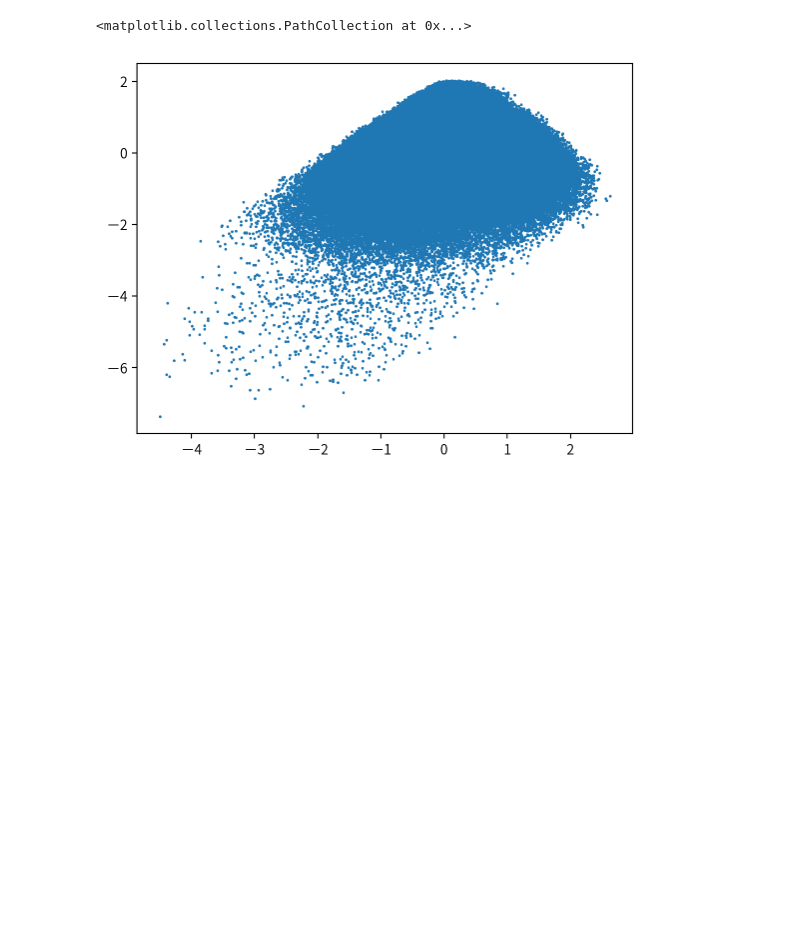
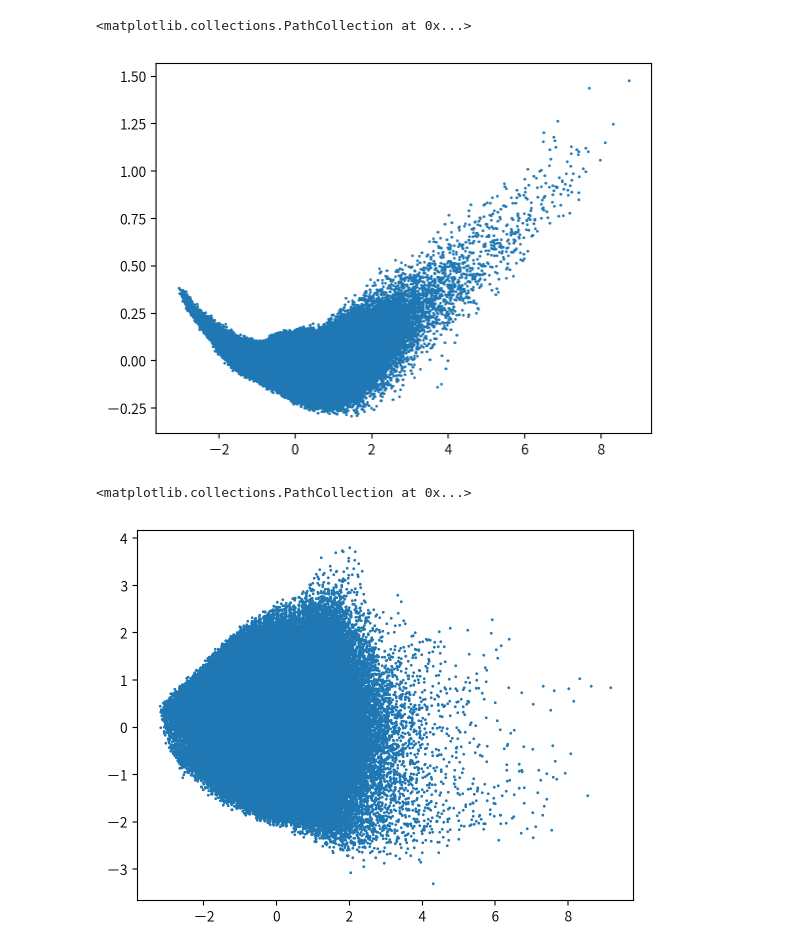
Before and after one commit to topazape/molecular-VAE, a Jupyter notebook: Untitled.ipynb, the cells around one changed output. Cells and saved outputs as stored; diff of their text form; code cells hidden in the pictures; blank space fills up the shorter version.

```diff
--- a/Untitled.ipynb
+++ b/Untitled.ipynb
@@ -10,10 +10,19 @@ test = np.load('./data/250k.npz')['arr'].astype(np.float32)
 test = torch.from_numpy(test)
 # %%
 model = VAE()
+model.load_state_dict(torch.load('./models/vae-1.pth'))
 model.eval()
-model.load_state_dict(torch.load('./models/vae-1.pth'))
 Z = model.encode(test)[0].detach().numpy()
 plt.scatter(Z[:, 0], Z[:, 1], s=1)
 # %% [output]
 <matplotlib.collections.PathCollection at 0x...>
-[figure, old version]
+[figure, new version]
+# %%
+model = VAE()
+model.load_state_dict(torch.load('./models/vae-2.pth'))
+model.eval()
+Z = model.encode(test)[0].detach().numpy()
+plt.scatter(Z[:, 0], Z[:, 1], s=1)
+# %% [output]
+<matplotlib.collections.PathCollection at 0x...>
+[figure, added]
```
Also changed, not shown: parts of 1 cell of this notebook, 4 other files.
